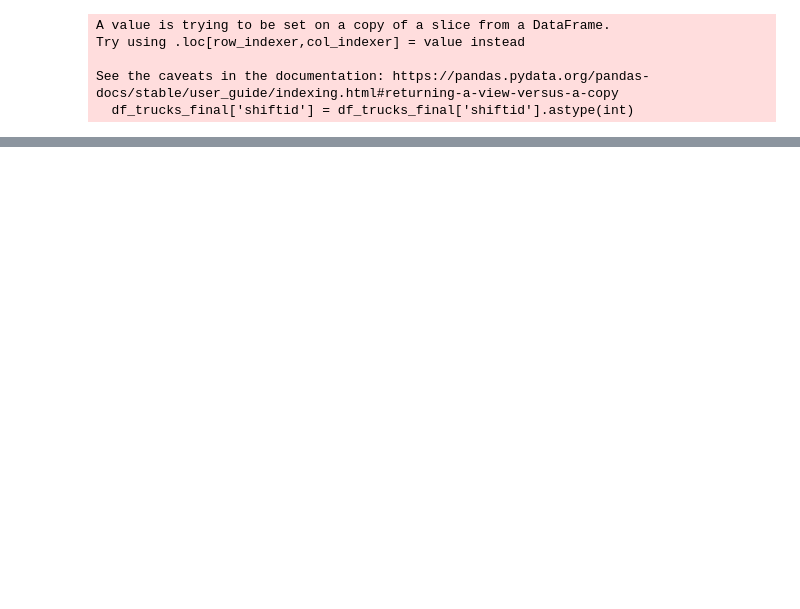
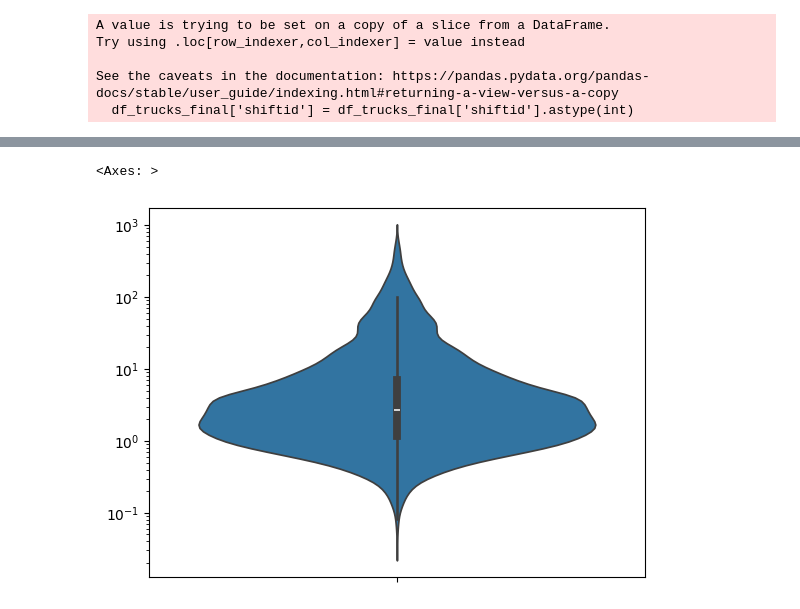
Before and after one commit to AlvaroEscalonaB/PM_MLP, a Jupyter notebook: truck_activity.ipynb, the cells around one changed output, grey strips where cells are left out. Saved outputs shown, nothing was run; the diff lists cells and outputs as text; code cells hidden in the pictures; blank space fills up the shorter version.

Commit message:
6 Update truck activity extraction

```diff
--- a/truck_activity.ipynb
+++ b/truck_activity.ipynb
@@ -79,6 +99,9 @@ departure_activities = ['Spotting Carga', 'FullTime Carga']
 return_activities = ['Dumping Descarga', 'Empty Descarga']
 
 def make_between_time(df: pd.DataFrame, activities = list[str]) -> pd.DataFrame:
+  """
+    Calculate the time difference between activities and create the "timestamp_end" column, then remove the last activity
+  """
   df_range = df[df['activity'].isin(activities)]
   series_diff_time = df_range.groupby('case_id')['timestamp'].diff().shift(-1).fillna(pd.Timedelta(0))
   df_range.loc[:,'timestamp_end'] = df_range['timestamp'] + series_diff_time
@@ -316,0 +316,7 @@ mpdfg.view_multi_perspective_dfg(dfg, start_activities, end_activities)
+# %%
+df_full_pista = df_full[df_full['activity'] == 'Pista obstruida']
+delta_times = ((df_full_pista['timestamp_end'] - df_full_pista['timestamp']).dt.total_seconds() / 60)
+sns.violinplot(data=delta_times, log_scale=True);
+# %% [output]
+<Axes: >
+[figure, added]
```
Also changed, not shown: parts of 15 cells of this notebook.
